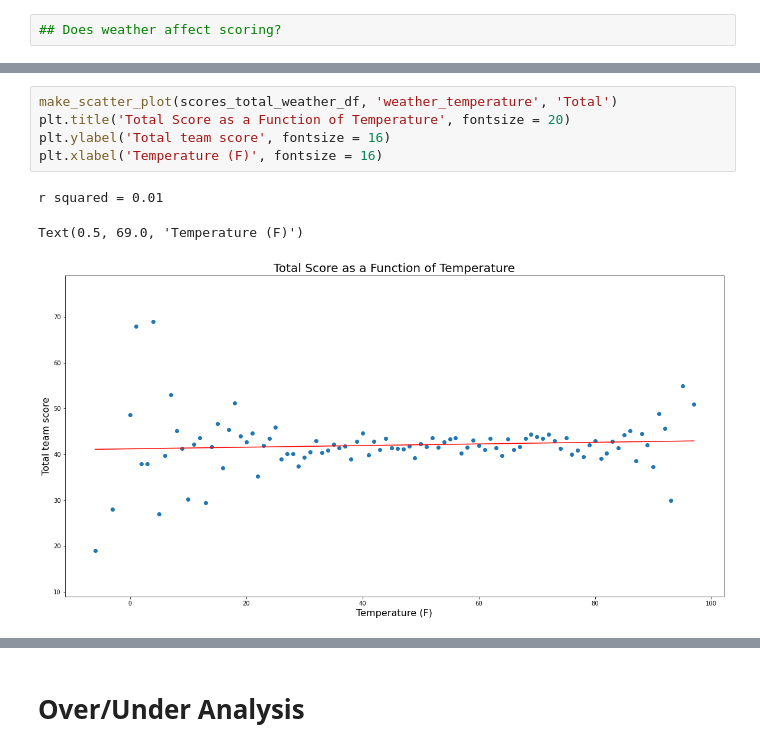
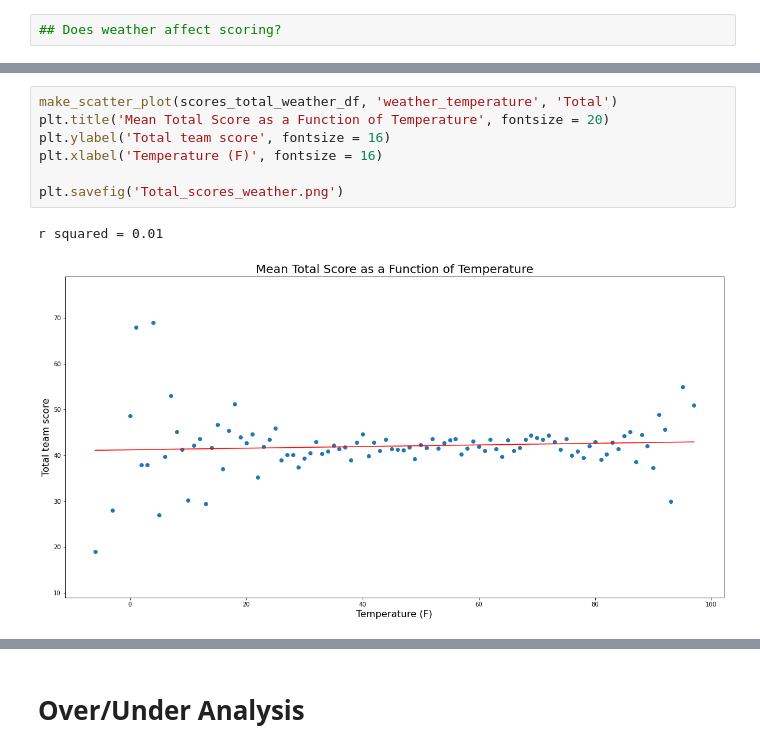
Before and after one commit to KenSaville/NFL-Betting-Analysis, a Jupyter notebook: NFL_betting.ipynb, the cells around one changed output, grey strips where cells are left out. Saved outputs shown, nothing was run; the diff lists cells and outputs as text.

```diff
--- a/NFL_betting.ipynb
+++ b/NFL_betting.ipynb
@@ -340,9 +341,10 @@ Text(0.5, 69.0, 'Temperature (F)')
 # %%
 make_scatter_plot(scores_total_weather_df, 'weather_temperature', 'Total')
-plt.title('Total Score as a Function of Temperature', fontsize = 20)
+plt.title('Mean Total Score as a Function of Temperature', fontsize = 20)
 plt.ylabel('Total team score', fontsize = 16)
 plt.xlabel('Temperature (F)', fontsize = 16)
+
+plt.savefig('Total_scores_weather.png')
 # %% [output]
 r squared = 0.01
-Text(0.5, 69.0, 'Temperature (F)')
-[figure, old version]
+[figure, new version]
```
Also changed, not shown: parts of 7 cells of this notebook, 12 other files.
